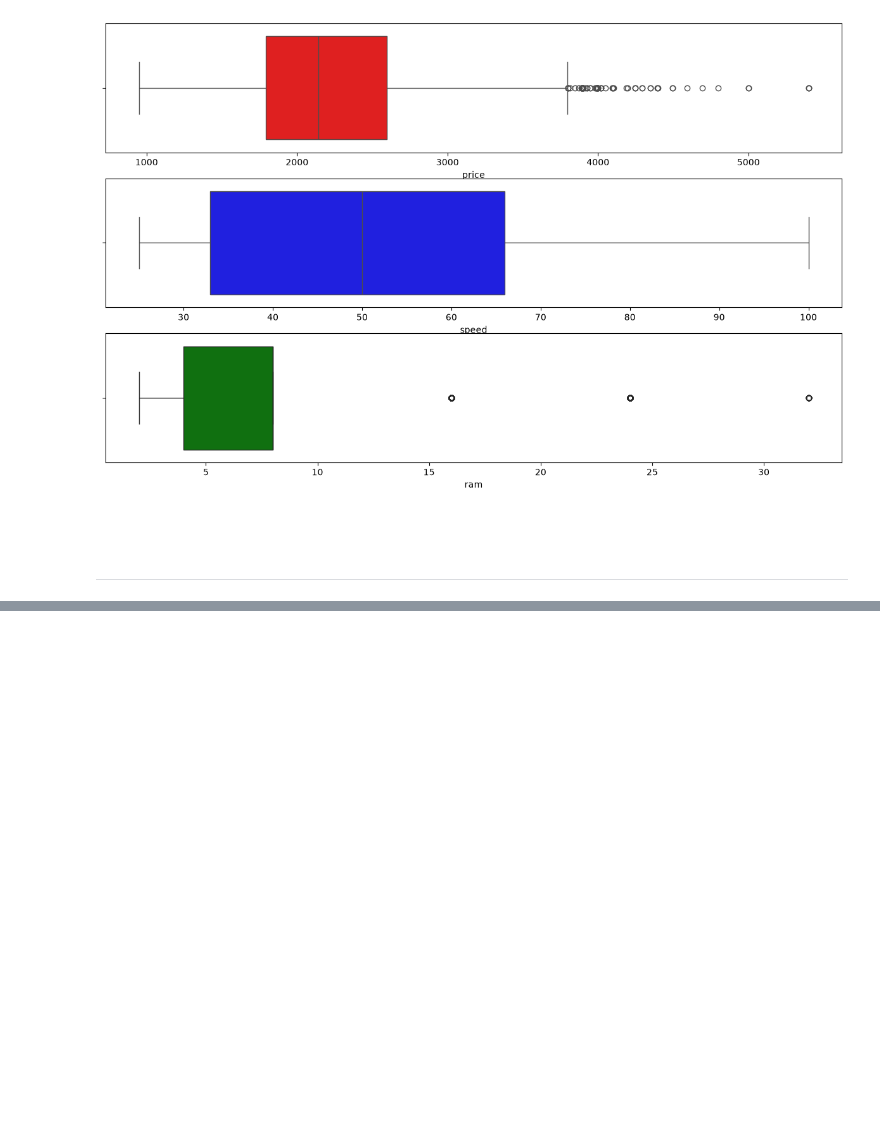
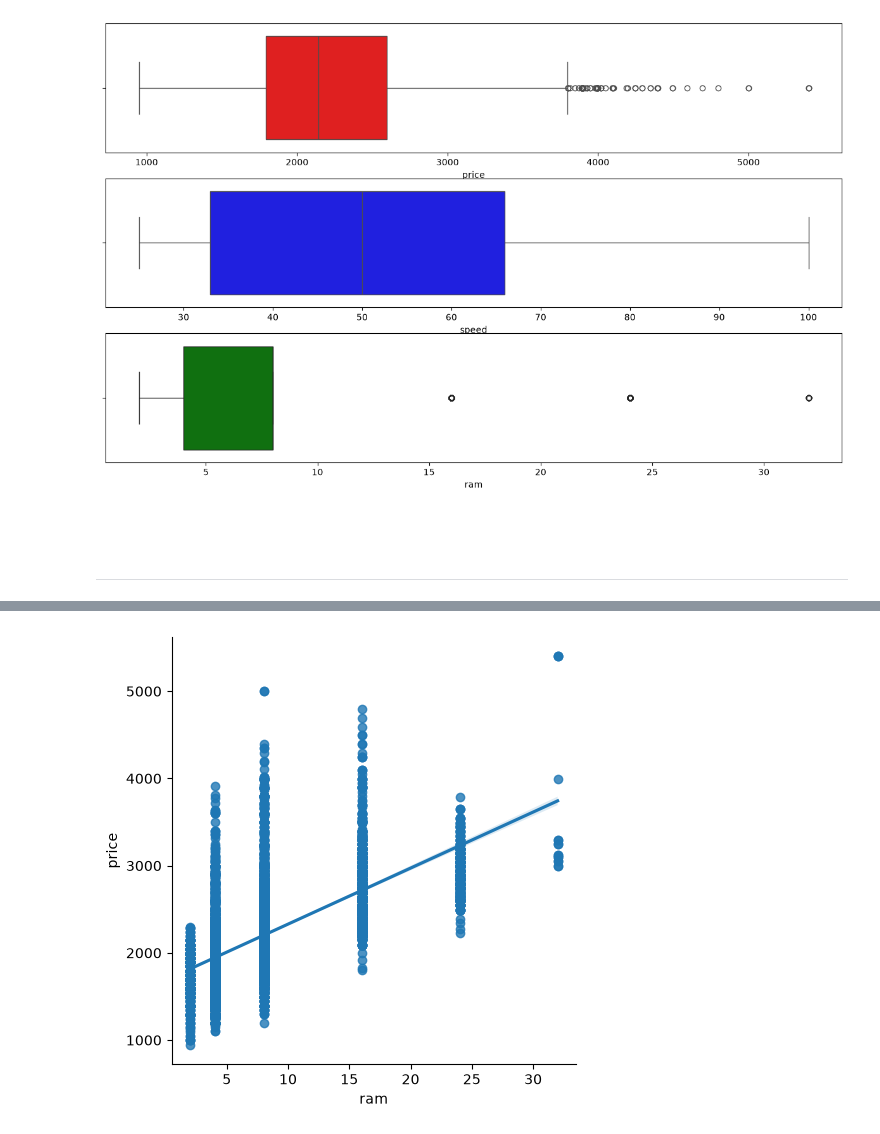
Before and after one commit to MiltonValleL/regression-and-forecasting, a Jupyter notebook: assignments/01_EDA_assignments.ipynb, the cells around one changed output, grey strips where cells are left out. Saved outputs shown, nothing was run; the diff lists cells and outputs as text; code cells hidden in the pictures; blank space fills up the shorter version.

```diff
--- a/assignments/01_EDA_assignments.ipynb
+++ b/assignments/01_EDA_assignments.ipynb
@@ -122,0 +174,5 @@ for col, c, ax in zip(columns, color, ax.flat):
+# %%
+sns.lmplot(data=computers, x='ram', y='price', )
+plt.show()
+# %% [output]
+[figure, added]
```
Also changed, not shown: parts of 13 cells of this notebook.
